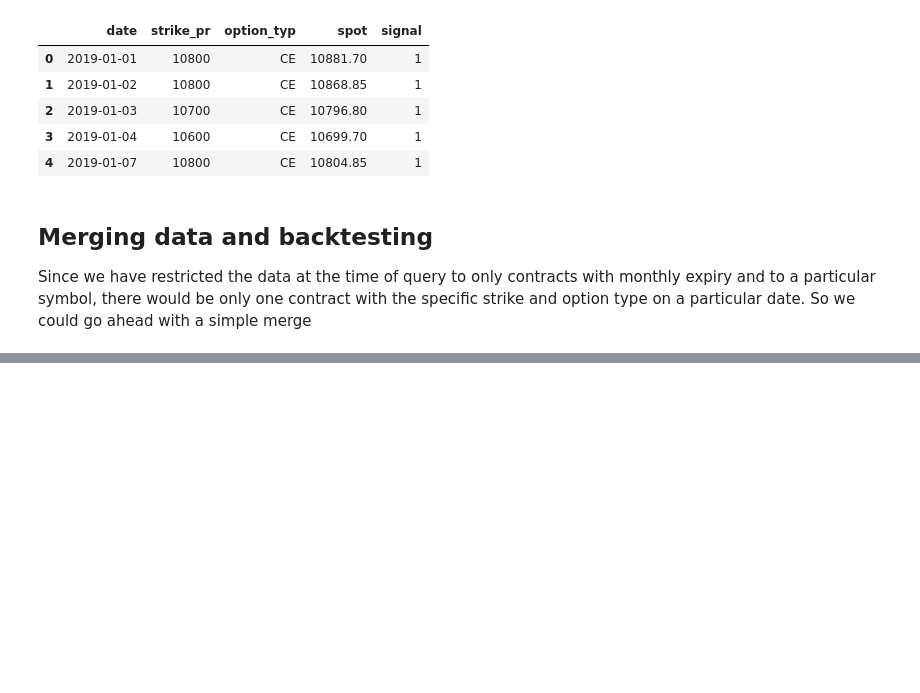
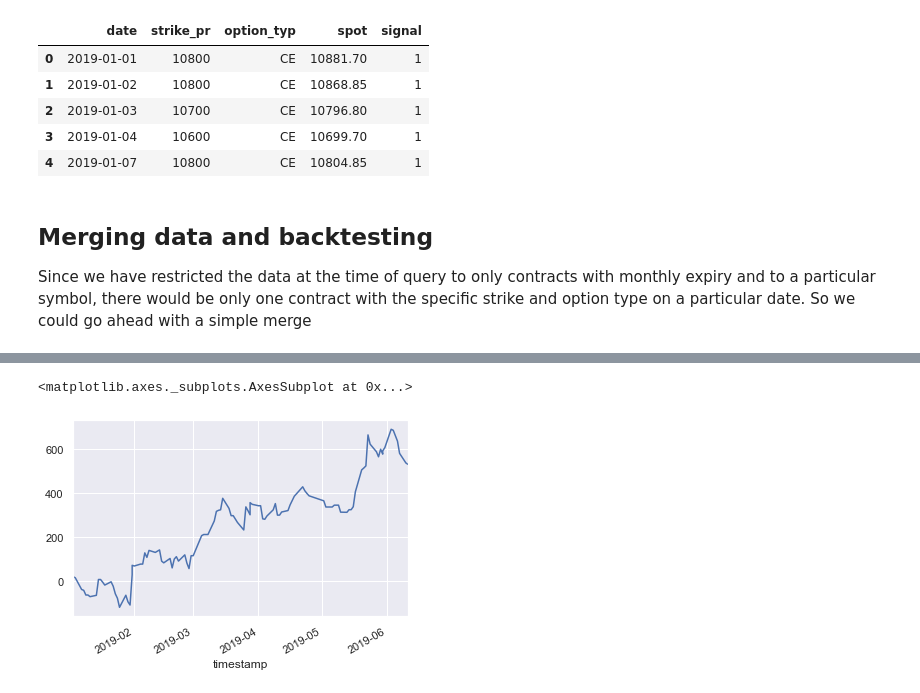
Before and after one commit to uberdeveloper/tutorial, a Jupyter notebook: notebooks/OptionsBacktesting.ipynb, the cells around one changed output, grey strips where cells are left out. Drawn from its saved outputs; the diff is of its cells as text; code cells hidden in the pictures; blank space fills up the shorter version.

Commit message:
backtest function added

```diff
--- a/notebooks/OptionsBacktesting.ipynb
+++ b/notebooks/OptionsBacktesting.ipynb
@@ -171,0 +172,13 @@ res.cum_profit.plot()
+# %%
+# Run a backtest with stop loss and price set
+# pip install fastbt for this to work
+
+from fastbt.rapid import backtest
+df101 = options.merge(df[cols], on=['date', 'strike_pr', 'option_typ'])
+df101['timestamp'] = df101['date']
+results = backtest(data=df101, stop_loss=25, order='B', price='open*1.1')
+results['profit'] = results.eval('sell-buy')
+results.set_index('timestamp').profit.cumsum().plot()
+# %% [output]
+<matplotlib.axes._subplots.AxesSubplot at 0x...>
+[figure, added]
```
Also changed, not shown: parts of 3 cells of this notebook.
